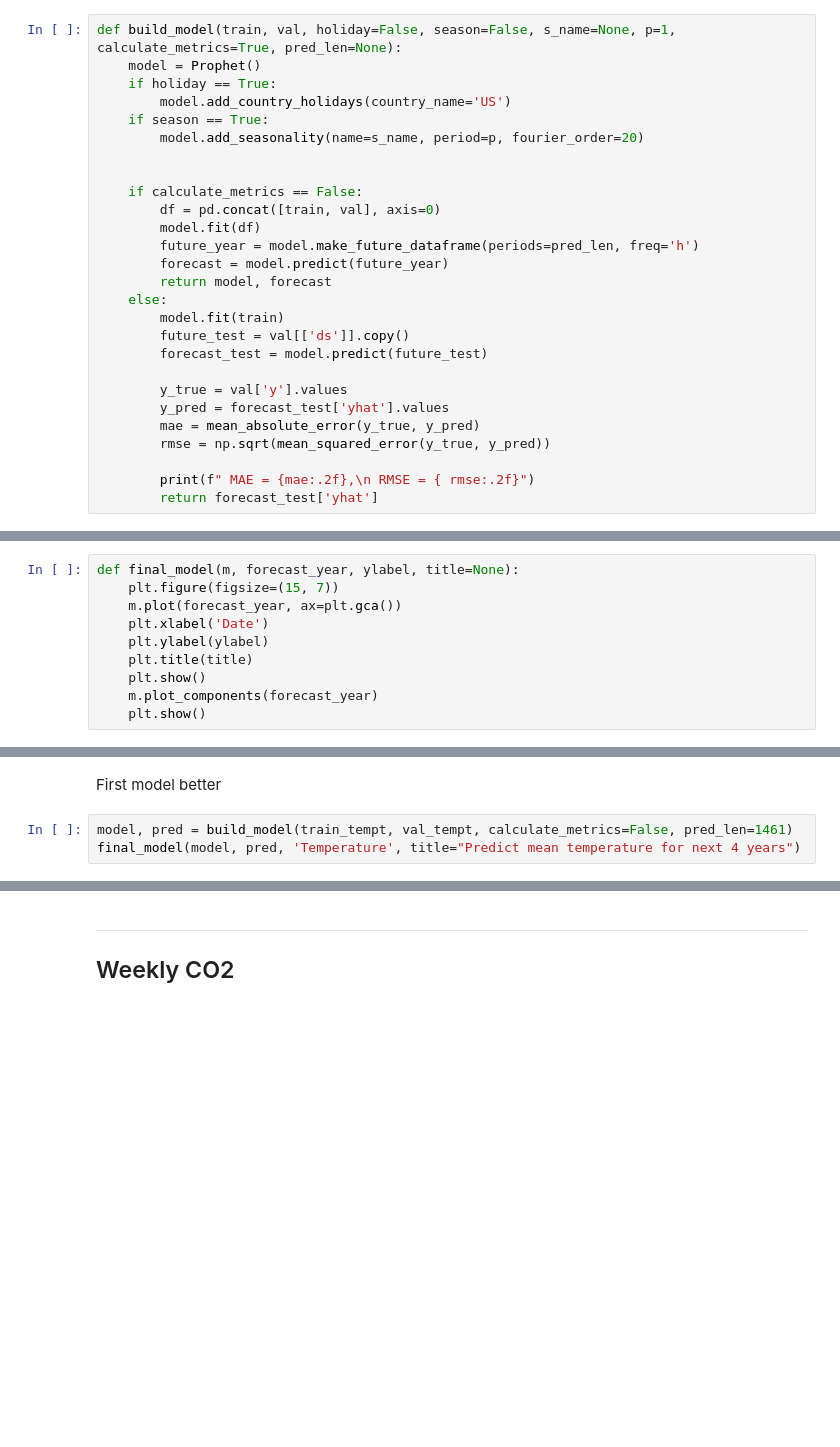
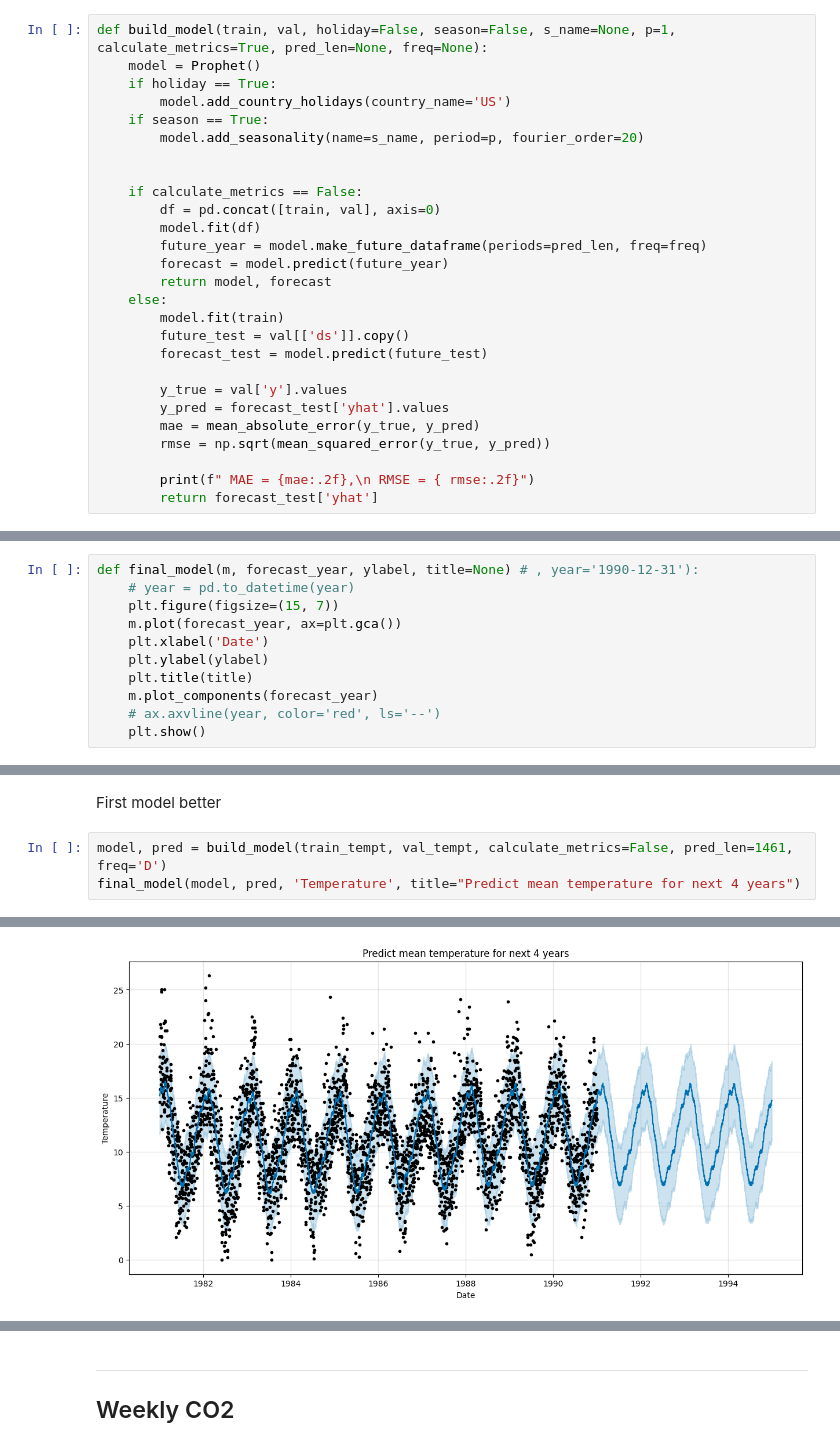
Before and after one commit to HannaHalka/Time-Series, a Jupyter notebook: Ass7/Assignment7.ipynb, the cells around one changed output, grey strips where cells are left out. Drawn from its saved outputs; the diff is of its cells as text; blank space fills up the shorter version.

```diff
--- a/Ass7/Assignment7.ipynb
+++ b/Ass7/Assignment7.ipynb
@@ -10,5 +12,5 @@ from sklearn.metrics import mean_absolute_error, mean_squared_error
 # %%
-def build_model(train, val, holiday=False, season=False, s_name=None, p=1, calculate_metrics=True, pred_len=None):
+def build_model(train, val, holiday=False, season=False, s_name=None, p=1, calculate_metrics=True, pred_len=None, freq=None):
     model = Prophet()
     if holiday == True:
         model.add_country_holidays(country_name='US')
@@ -19,7 +21,7 @@ def build_model(train, val, holiday=False, season=False, s_name=None, p=1, calcu
     if calculate_metrics == False:
         df = pd.concat([train, val], axis=0)
         model.fit(df)
-        future_year = model.make_future_dataframe(periods=pred_len, freq='h')
+        future_year = model.make_future_dataframe(periods=pred_len, freq=freq)
         forecast = model.predict(future_year)
         return model, forecast
     else:
@@ -43,15 +45,16 @@ def pred_plot(ds, y_true, y_pred, title=None):
     plt.legend()
     plt.show()
 # %%
-def final_model(m, forecast_year, ylabel, title=None):
+def final_model(m, forecast_year, ylabel, title=None) # , year='1990-12-31'):
+    # year = pd.to_datetime(year)
     plt.figure(figsize=(15, 7))
     m.plot(forecast_year, ax=plt.gca())
     plt.xlabel('Date')
     plt.ylabel(ylabel)
     plt.title(title)
+    m.plot_components(forecast_year)
+    # ax.axvline(year, color='red', ls='--')
     plt.show()
-    m.plot_components(forecast_year)
-    plt.show()
 # %% [markdown]
 ---
 ## Daily Temperature
@@ -92,5 +109,6 @@ pred_plot(val_tempt['ds'], val_tempt['y'], pred, title="Second seasonal model fo
 # %% [markdown]
 First model better
 # %%
-model, pred = build_model(train_tempt, val_tempt, calculate_metrics=False, pred_len=1461)
+model, pred = build_model(train_tempt, val_tempt, calculate_metrics=False, pred_len=1461, freq='D')
 final_model(model, pred, 'Temperature', title="Predict mean temperature for next 4 years")
+# %% [output]
@@ -96,0 +117 @@ final_model(model, pred, 'Temperature', title="Predict mean temperature for next
+[figure, added]
```
Also changed, not shown: parts of 15 cells of this notebook.
